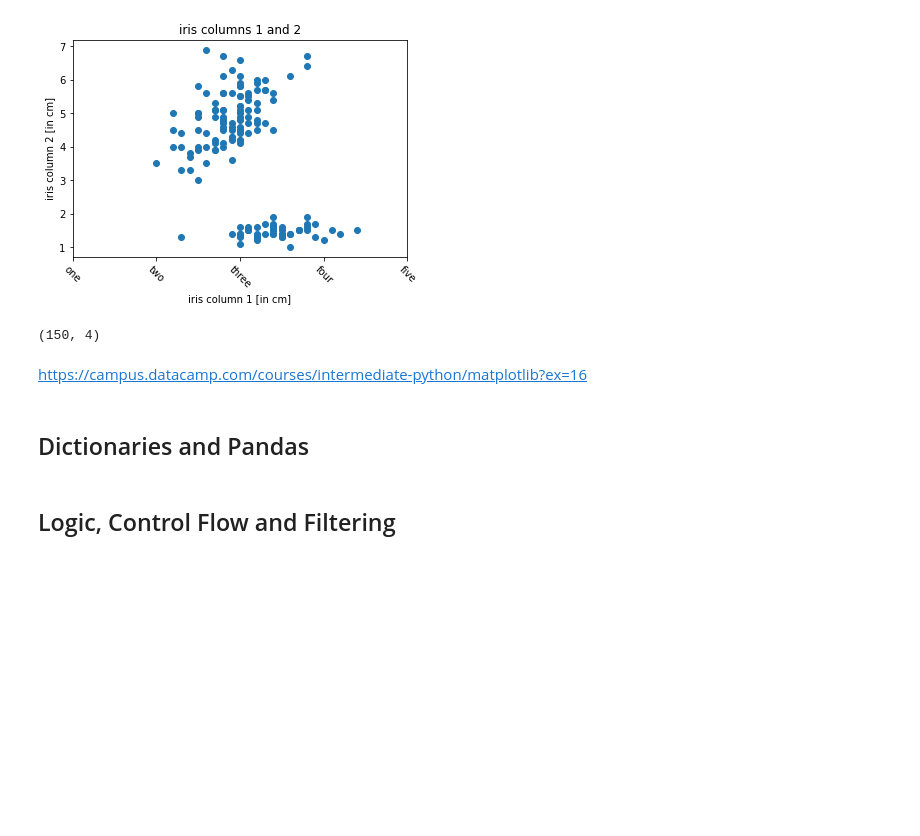
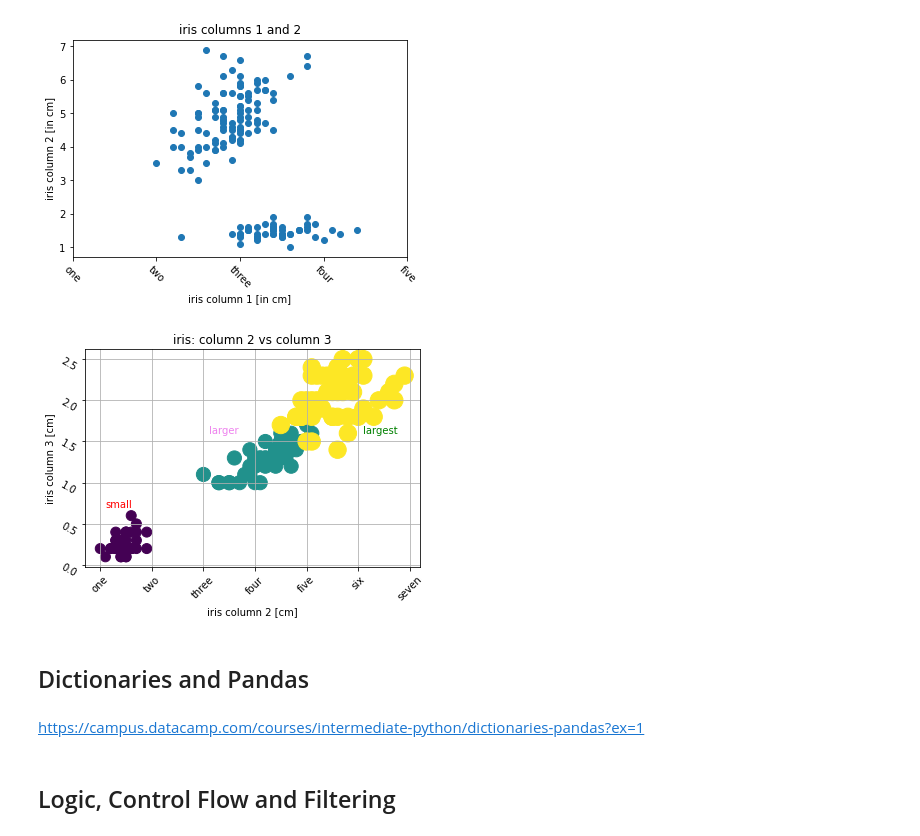
Before and after one commit to felixm3/coursework-workshops-bootcamps-lectures-etc, a Jupyter notebook: dcamp/P/220507_002_Intermediate Python.ipynb, the cells around one changed output. Drawn from its saved outputs; the diff is of its cells as text; code cells hidden in the pictures; blank space fills up the shorter version.

```diff
--- a/dcamp/P/220507_002_Intermediate Python.ipynb
+++ b/dcamp/P/220507_002_Intermediate Python.ipynb
@@ -292,21 +267,45 @@ plt.show()
 # %%
 # more scatter plot customization
 
 import numpy as np
 import matplotlib.pyplot as plt
 from sklearn import datasets
 
 iris = datasets.load_iris()
 iris_data = iris.data
 iris_labels = iris.target
 
-plt.scatter(iris_data[:, 2], iris_data[:, 3])
+# help(plt.scatter)
+
+plt.scatter(iris_data[:, 2], iris_data[:, 3],
+            s = 100*(1+iris_labels),
+            c = iris_labels) # sizes and colors
+
+plt.xlabel('iris column 2 [cm]')
+plt.ylabel('iris column 3 [cm]')
+plt.title('iris: column 2 vs column 3')
+
+plt.xticks(ticks = list(range(1, 8, 1)),
+          labels = ['one', 'two', 'three', 'four', 'five', 'six', 'seven'],
+          rotation = 45)
+
+plt.yticks(ticks = np.arange(0, 3, 0.5),
+          rotation = -30)
+
+# help(plt.text)
+plt.text(1.1, 0.7, 'small', c = 'red')
+plt.text(3.1, 1.6, 'larger', c = 'violet')
+plt.text(6.1, 1.6, 'largest', c = 'green')
+
+plt.grid(True) # add grid
+
+plt.show()
 # %% [output]
-(150, 4)
+[figure, added]
-# %% [markdown]
-https://campus.datacamp.com/courses/intermediate-python/matplotlib?ex=16
 # %% [markdown]
 ## Dictionaries and Pandas
+# %% [markdown]
+https://campus.datacamp.com/courses/intermediate-python/dictionaries-pandas?ex=1
 # %% [markdown]
 ## Logic, Control Flow and Filtering
 # %% [markdown]
```
Also changed, not shown: parts of 3 cells of this notebook.
